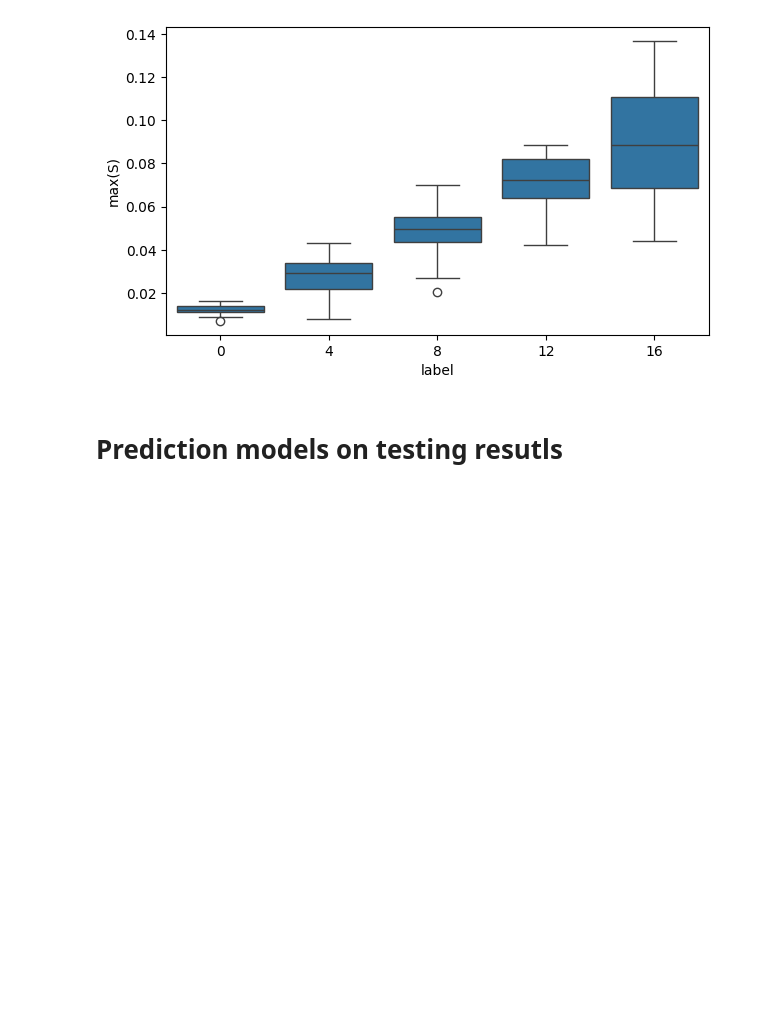
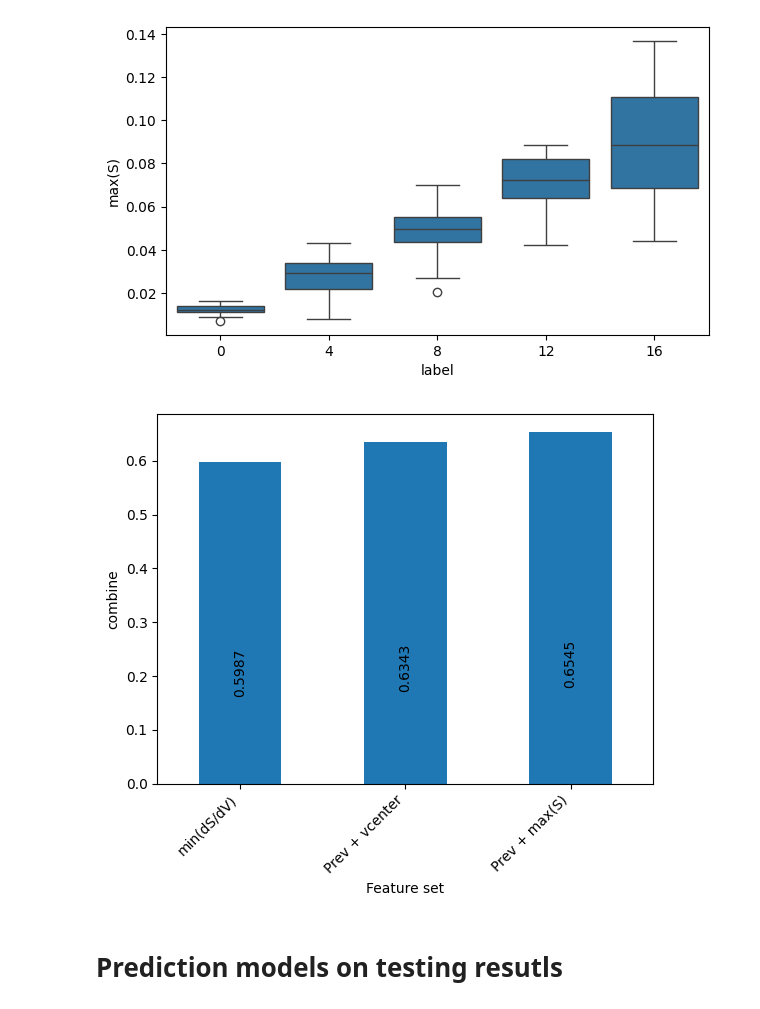
Before and after one commit to ramseylab/vgramreg, a Jupyter notebook: notebooks/Journal_paper_ML6.ipynb, the cells around one changed output. Saved outputs shown, nothing was run; the diff lists cells and outputs as text; code cells hidden in the pictures; blank space fills up the shorter version.

Commit message:
Runs outlier detection, hyperparameter tuning feature selection and evaluated perforamance metrics on test set

```diff
--- a/notebooks/Journal_paper_ML6.ipynb
+++ b/notebooks/Journal_paper_ML6.ipynb
@@ -132,7 +125,7 @@ def plot_model_vs_score(score_df:dict,
         plt.savefig(f'{save_path}', dpi=300, bbox_inches='tight')
 # %%
 # List of models
-models = ['KNN', 'RF', 'SVM', 'Linear']
+models = ['GP']
 root_path = '../results/Journal_paper'
 
 # Calcualte y_LOD
@@ -148,45 +141,51 @@ r2_score_test, per_diff_test = {'Models':[], 'Scores':[]}, {'Models':[], 'Scores
 r2_score_class_stratified_test = {'Models':[], '0':[], '5':[], '8':[], '10':[], '15':[], '16':[]} if add_alpha else {'Models':[], '0':[], '8':[], '16':[]}
 per_diff_class_stratified_test = {'Models':[], '0':[], '5':[], '8':[], '10':[], '15':[], '16':[]} if add_alpha else {'Models':[], '0':[], '8':[], '16':[]}
 
-metric  = 'r2'
+metric  = 'combine'
 higher_better=False if metric=='per_diff' else True
 
 cross_feature_score = {'Models':[], 'Feature_Selected_ON':[], 'Feature_set':[], 'Other_Metric_Score':[]}
 
-for model_name in models:
+for model_name in tqdm(models):
 
     model             = ModelSelection(model_name, X_train, y_train)
-    selected_features, best_params = model.find_best_features(kf, metric=metric, use_adjusted_r2=True, )
+    selected_features, best_params = model.find_best_features(kf,
+                                                              metric=metric,
+                                                              use_adjusted_r2=True,
+                                                              tune_hyperparameter=True)
 
     df                = feature_selection_tabularize(selected_features)
 
     df['best_params_list'] = best_params + [{}]*(len(df)- len(best_params))
 
     df.to_excel(f'../results/Journal_paper/Feature_selection/{model_name}_feature_selection_{metric}.xlsx')
     best_score_feature_set = get_best_score_per_feature_count(selected_features, only_best=False, higher_better=higher_better)
 
     save_path = f'../results/Journal_paper/Comparison_barchart/{model_name}_{metric}.png'
     best_score_df = pd.DataFrame(best_score_feature_set, columns=["Models", "Scores"])
     plot_model_vs_score(best_score_df, metric, save_path)
 
     # Train the model and calculate different metric scores.
     selected_feature_set = [(i[0].split('+')[-1]).strip() for i in best_score_feature_set]
 
     cross_feature_score['Models'].append(model_name)
     cross_feature_score['Feature_Selected_ON'].append(f'{metric} : {round(best_score_feature_set[-1][-1], 4)}')
     cross_feature_score['Feature_set'].append(selected_feature_set)
 
     temp_holder = []
     for test_metric in ['r2', 'combine', 'per_diff']:
         if (metric != test_metric):
 
+            model.model.set_params(**best_params[-1]) # Set the best hyper parameter
             score = model.find_score_KFold(kf, selected_feature_set, test_metric, use_adjusted_r2=True)
             temp_holder.append(f'{test_metric}: {round(score, 4)}')
 
     cross_feature_score['Other_Metric_Score'].append(' | '.join(temp_holder))
 
 
 cross_feature_set_df = pd.DataFrame(cross_feature_score)
 cross_feature_set_df.to_excel(os.path.join(root_path, f'Cross_Feature_Set/feature_selected_on_{metric}.xlsx'))
+# %% [output]
+[figure, added]
 # %%
 len(df)
```
Also changed, not shown: parts of 7 cells of this notebook.
